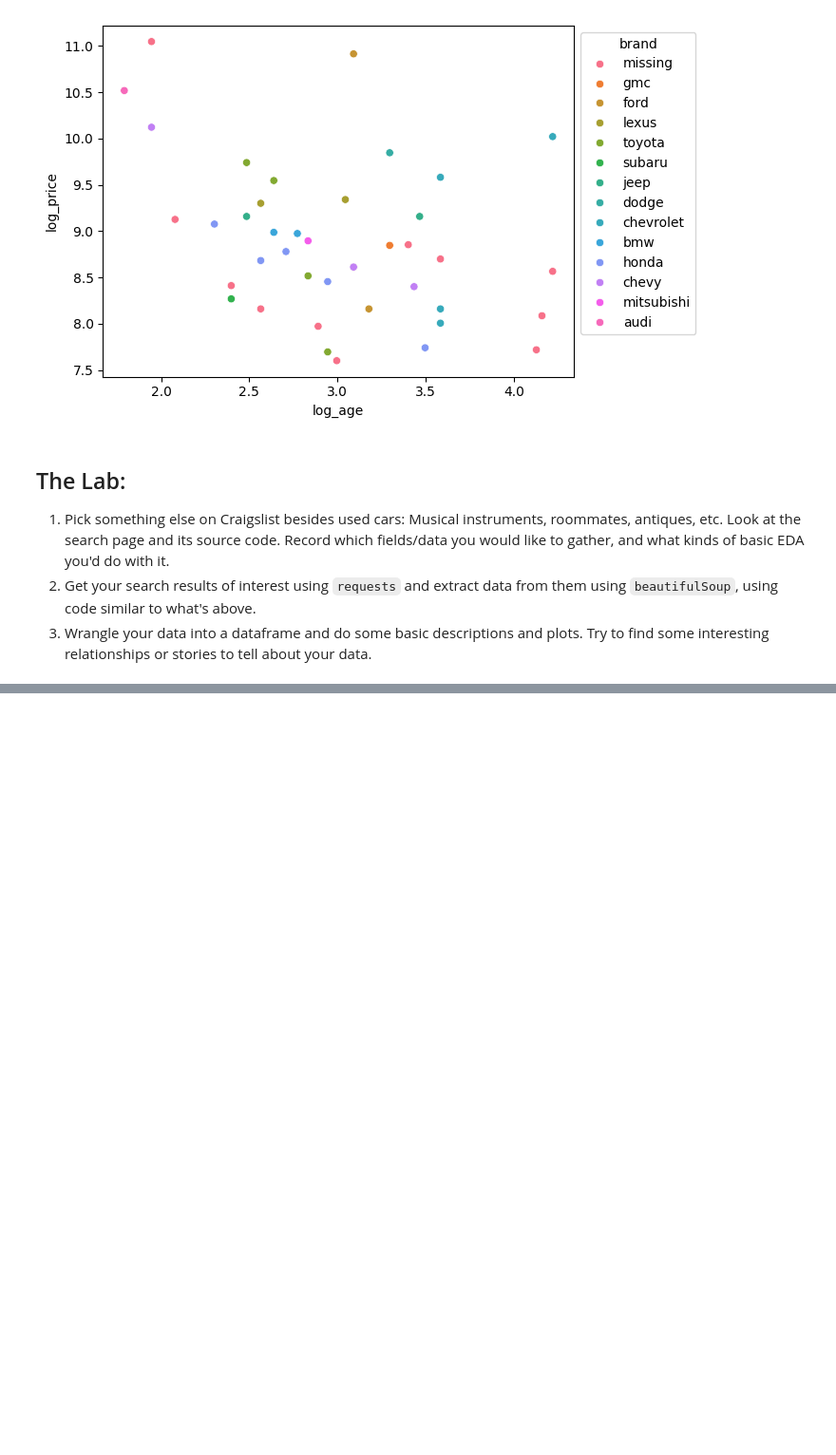
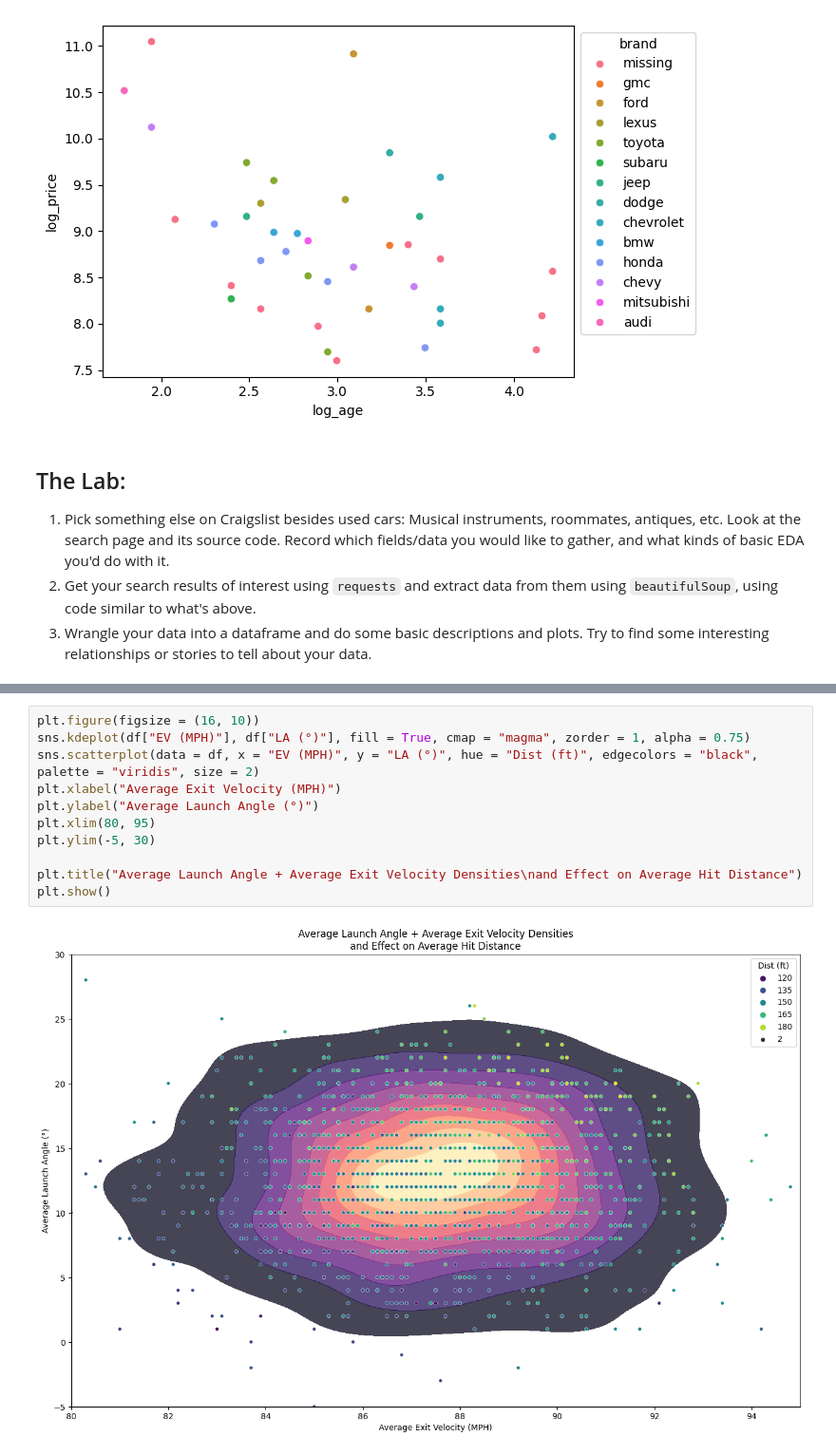
Before and after one commit to mgh2xx/wrangling, a Jupyter notebook: lab/lab_notebook.ipynb, the cells around one changed output, grey strips where cells are left out. Shown at 95% size. Drawn from its saved outputs; the diff is of its cells as text; blank space fills up the shorter version.

```diff
--- a/lab/lab_notebook.ipynb
+++ b/lab/lab_notebook.ipynb
@@ -214,0 +351,13 @@ log_age    -0.376511  1.000000
+# %%
+plt.figure(figsize = (16, 10))
+sns.kdeplot(df["EV (MPH)"], df["LA (°)"], fill = True, cmap = "magma", zorder = 1, alpha = 0.75)
+sns.scatterplot(data = df, x = "EV (MPH)", y = "LA (°)", hue = "Dist (ft)", edgecolors = "black", palette = "viridis", size = 2)
+plt.xlabel("Average Exit Velocity (MPH)")
+plt.ylabel("Average Launch Angle (°)")
+plt.xlim(80, 95)
+plt.ylim(-5, 30)
+
+plt.title("Average Launch Angle + Average Exit Velocity Densities\nand Effect on Average Hit Distance")
+plt.show()
+# %% [output]
+[figure, added]
```
Also changed, not shown: parts of 14 cells of this notebook, 1 other file.
